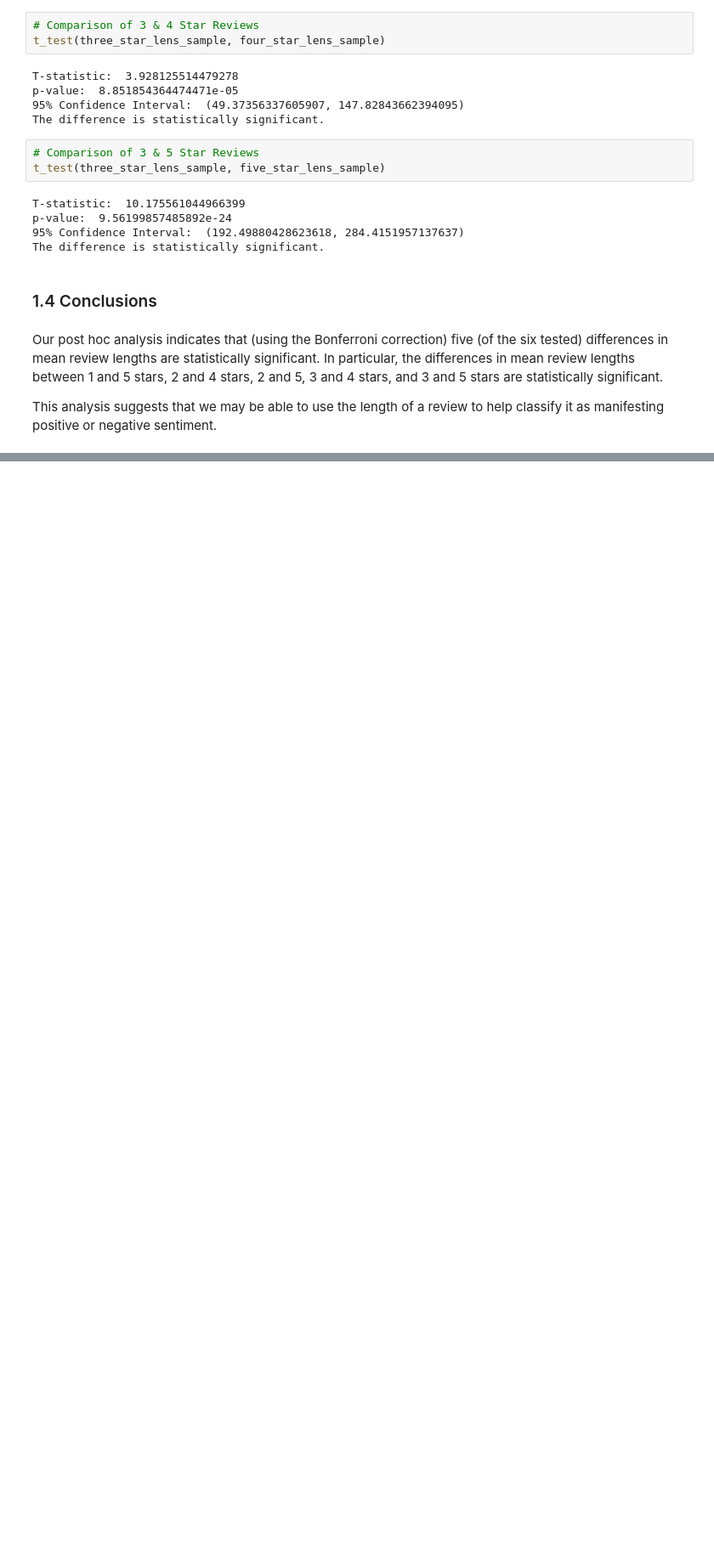
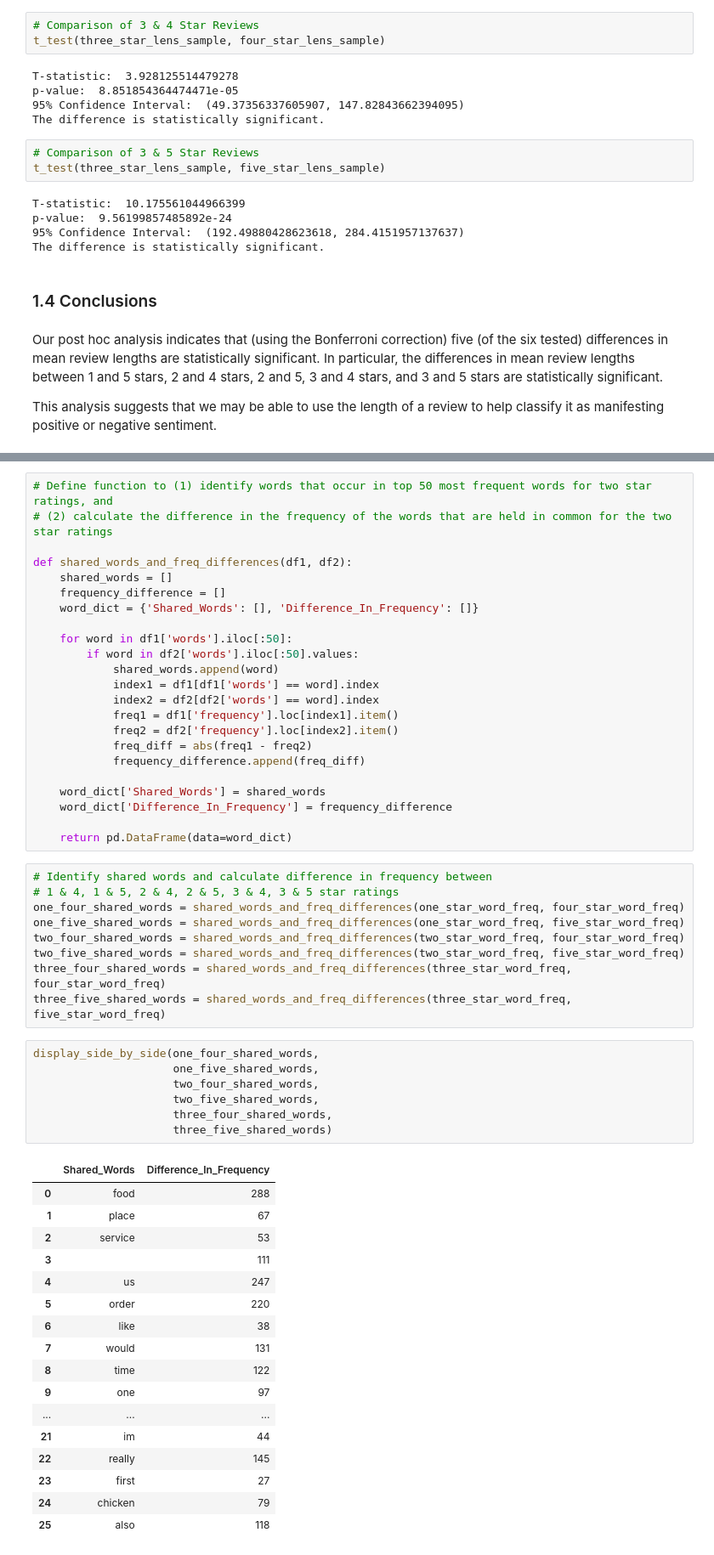
Before and after one commit to walkerpage/springboard, a Jupyter notebook: Capstone_Projects/Capstone_Project_1/Code/Capstone_Project_1_Statistical_Data_Analysis.ipynb, the cells around one changed output, grey strips where cells are left out. Shown at 85% size. Cells and saved outputs as stored; diff of their text form; blank space fills up the shorter version.

```diff
--- a/Capstone_Projects/Capstone_Project_1/Code/Capstone_Project_1_Statistical_Data_Analysis.ipynb
+++ b/Capstone_Projects/Capstone_Project_1/Code/Capstone_Project_1_Statistical_Data_Analysis.ipynb
@@ -286,0 +549,57 @@ Suggestions for calculating word frequencies:
+# %%
+# Define function to (1) identify words that occur in top 50 most frequent words for two star ratings, and
+# (2) calculate the difference in the frequency of the words that are held in common for the two star ratings
+
+def shared_words_and_freq_differences(df1, df2):
+    shared_words = []
+    frequency_difference = []
+    word_dict = {'Shared_Words': [], 'Difference_In_Frequency': []}
+
+    for word in df1['words'].iloc[:50]:
+        if word in df2['words'].iloc[:50].values:
+            shared_words.append(word)
+            index1 = df1[df1['words'] == word].index
+            index2 = df2[df2['words'] == word].index
+            freq1 = df1['frequency'].loc[index1].item()
+            freq2 = df2['frequency'].loc[index2].item()
+            freq_diff = abs(freq1 - freq2)
+            frequency_difference.append(freq_diff)
+
+    word_dict['Shared_Words'] = shared_words
+    word_dict['Difference_In_Frequency'] = frequency_difference
+
+    return pd.DataFrame(data=word_dict)
+# %%
+# Identify shared words and calculate difference in frequency between
+# 1 & 4, 1 & 5, 2 & 4, 2 & 5, 3 & 4, 3 & 5 star ratings
+one_four_shared_words = shared_words_and_freq_differences(one_star_word_freq, four_star_word_freq)
+one_five_shared_words = shared_words_and_freq_differences(one_star_word_freq, five_star_word_freq)
+two_four_shared_words = shared_words_and_freq_differences(two_star_word_freq, four_star_word_freq)
+two_five_shared_words = shared_words_and_freq_differences(two_star_word_freq, five_star_word_freq)
+three_four_shared_words = shared_words_and_freq_differences(three_star_word_freq, four_star_word_freq)
+three_five_shared_words = shared_words_and_freq_differences(three_star_word_freq, five_star_word_freq)
+# %%
+display_side_by_side(one_four_shared_words,
+                     one_five_shared_words,
+                     two_four_shared_words,
+                     two_five_shared_words,
+                     three_four_shared_words,
+                     three_five_shared_words)
+# %% [output]
+|  | Shared_Words | Difference_In_Frequency |
+| 0 | food | 288 |
+| 1 | place | 67 |
+| 2 | service | 53 |
+| 3 |  | 111 |
+| 4 | us | 247 |
+| 5 | order | 220 |
+| 6 | like | 38 |
+| 7 | would | 131 |
+| 8 | time | 122 |
+| 9 | one | 97 |
+| ... | ... | ... |
+| 21 | im | 44 |
+| 22 | really | 145 |
+| 23 | first | 27 |
+| 24 | chicken | 79 |
+| 25 | also | 118 |
```
Also changed, not shown: parts of 17 cells of this notebook.
